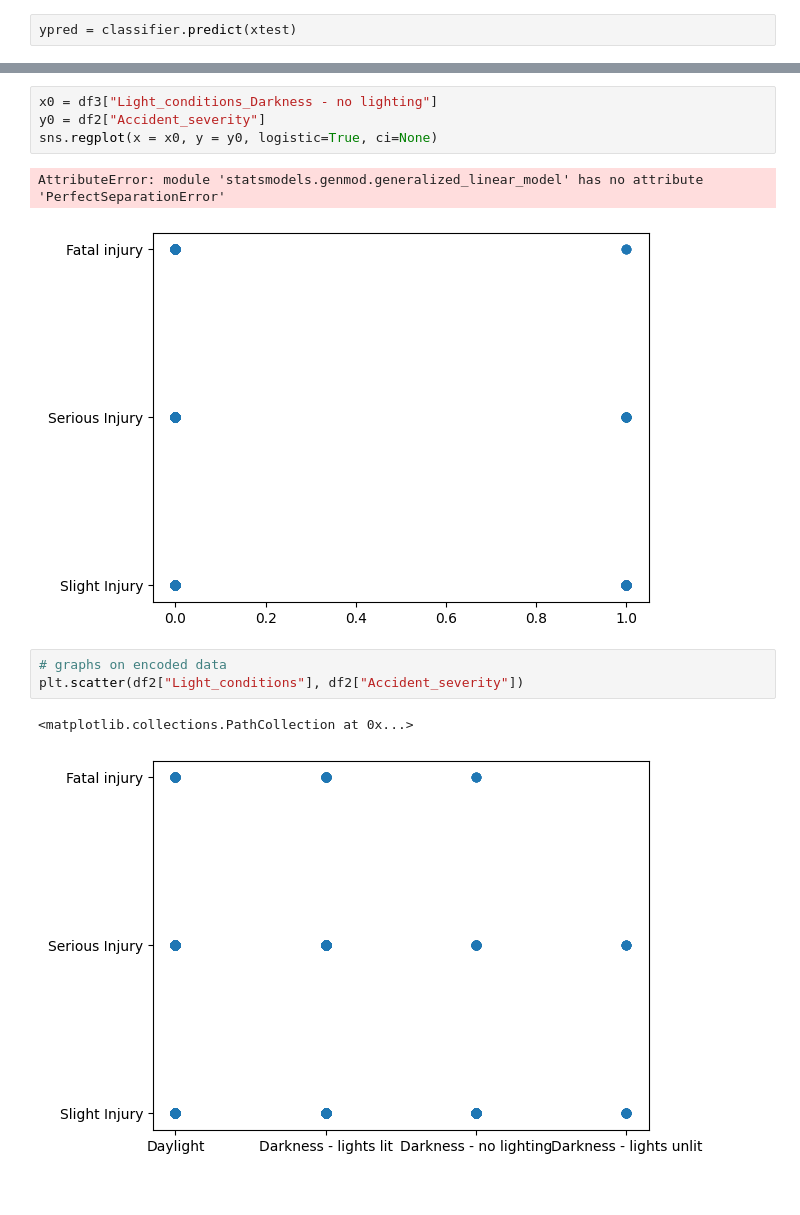
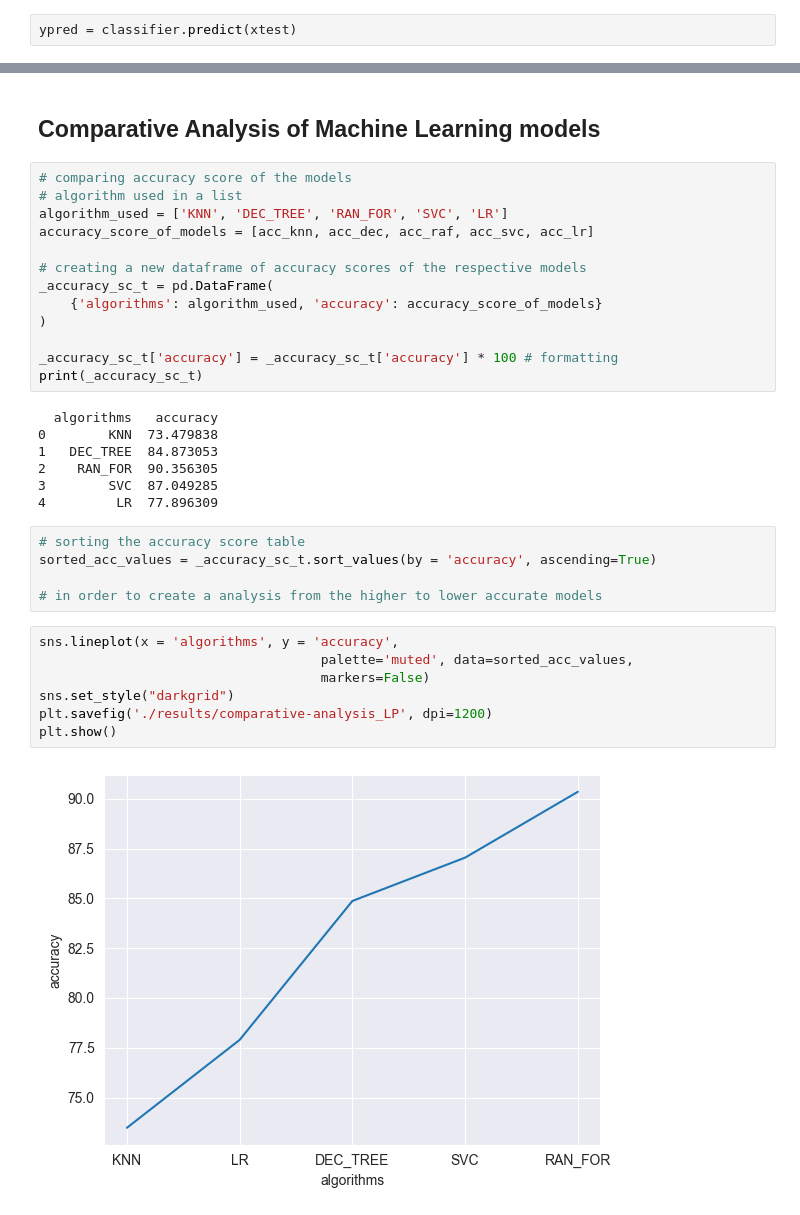
Before and after one commit to Impact-Dev1/Road-Traffic-Severity-Classification, a Jupyter notebook: final_classification.ipynb, the cells around one changed output, grey strips where cells are left out. Drawn from its saved outputs; the diff is of its cells as text.

```diff
--- a/final_classification.ipynb
+++ b/final_classification.ipynb
@@ -586,16 +586,39 @@ Serious Injury       0.72      0.60      0.65      3144
       accuracy                           0.78      9374
      macro avg       0.77      0.78      0.77      9374
   weighted avg       0.77      0.78      0.77      9374
-# %%
-x0 = df3["Light_conditions_Darkness - no lighting"]
-y0 = df2["Accident_severity"]
-sns.regplot(x = x0, y = y0, logistic=True, ci=None)
-# %% [output]
-AttributeError: module 'statsmodels.genmod.generalized_linear_model' has no attribute 'PerfectSeparationError'
-[figure, removed]
-# %%
-# graphs on encoded data
-plt.scatter(df2["Light_conditions"], df2["Accident_severity"])
-# %% [output]
-<matplotlib.collections.PathCollection at 0x...>
-[figure, removed]
+# %% [markdown]
+## Comparative Analysis of Machine Learning models
+# %%
+# comparing accuracy score of the models
+# algorithm used in a list
+algorithm_used = ['KNN', 'DEC_TREE', 'RAN_FOR', 'SVC', 'LR']
+accuracy_score_of_models = [acc_knn, acc_dec, acc_raf, acc_svc, acc_lr]
+
+# creating a new dataframe of accuracy scores of the respective models
+_accuracy_sc_t = pd.DataFrame(
+    {'algorithms': algorithm_used, 'accuracy': accuracy_score_of_models}
+)
+
+_accuracy_sc_t['accuracy'] = _accuracy_sc_t['accuracy'] * 100 # formatting
+print(_accuracy_sc_t)
+# %% [output]
+  algorithms   accuracy
+0        KNN  73.479838
+1   DEC_TREE  84.873053
+2    RAN_FOR  90.356305
+3        SVC  87.049285
+4         LR  77.896309
+# %%
+# sorting the accuracy score table
+sorted_acc_values = _accuracy_sc_t.sort_values(by = 'accuracy', ascending=True)
+
+# in order to create a analysis from the higher to lower accurate models
+# %%
+sns.lineplot(x = 'algorithms', y = 'accuracy',
+                                    palette='muted', data=sorted_acc_values,
+                                    markers=False)
+sns.set_style("darkgrid")
+plt.savefig('./results/comparative-analysis_LP', dpi=1200)
+plt.show()
+# %% [output]
+[figure, added]
```
Also changed, not shown: parts of 12 cells of this notebook, 2 other files.
